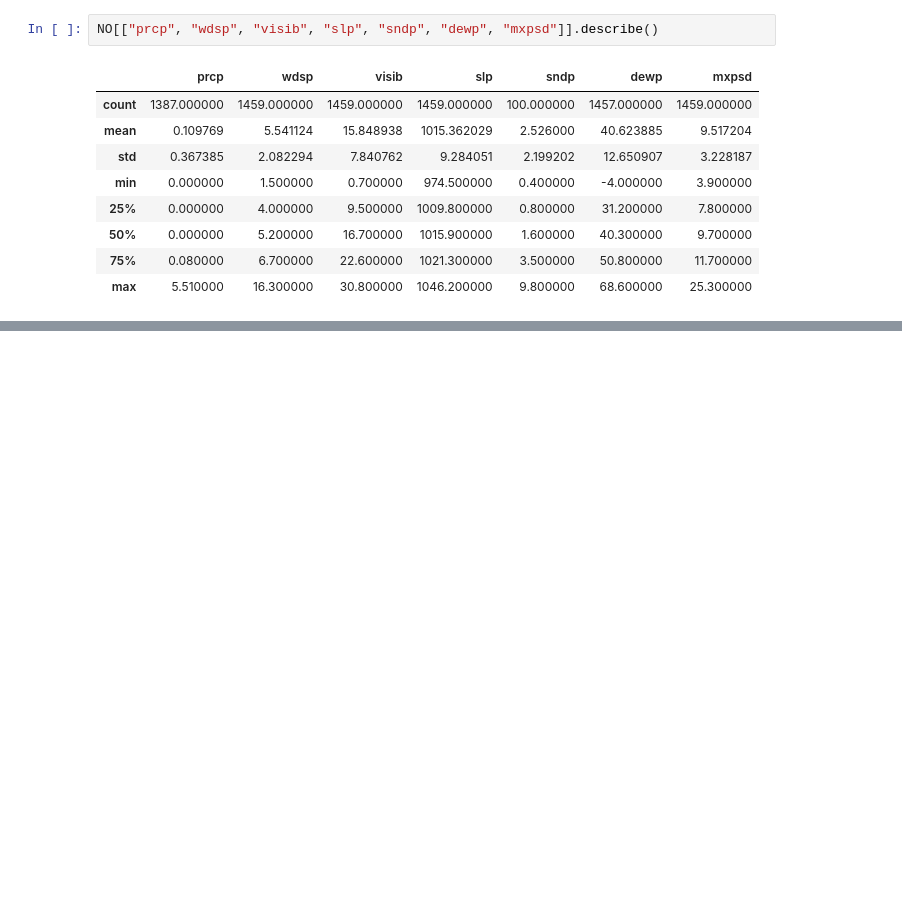
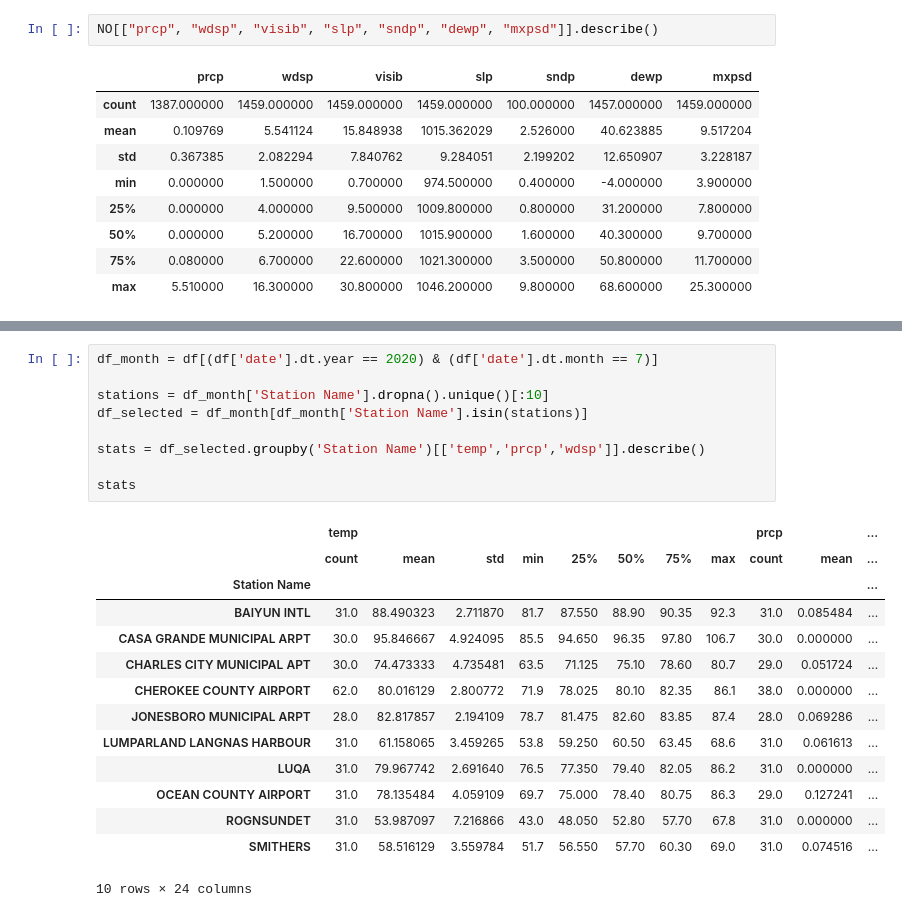
Before and after one commit to igoro00/pdzd, a Jupyter notebook: 2.ipynb, the cells around one changed output, grey strips where cells are left out. Cells and saved outputs as stored; diff of their text form; blank space fills up the shorter version.

```diff
--- a/2.ipynb
+++ b/2.ipynb
@@ -110,0 +190,24 @@ NO[["prcp", "wdsp", "visib", "slp", "sndp", "dewp", "mxpsd"]].describe()
+# %%
+df_month = df[(df['date'].dt.year == 2020) & (df['date'].dt.month == 7)]
+
+stations = df_month['Station Name'].dropna().unique()[:10]
+df_selected = df_month[df_month['Station Name'].isin(stations)]
+
+stats = df_selected.groupby('Station Name')[['temp','prcp','wdsp']].describe()
+
+stats
+# %% [output]
+|  | temp |  |  |  |  |  |  |  | prcp |  | ... |
+|  | count | mean | std | min | 25% | 50% | 75% | max | count | mean | ... |
+| Station Name |  |  |  |  |  |  |  |  |  |  | ... |
+| BAIYUN INTL | 31.0 | 88.490323 | 2.711870 | 81.7 | 87.550 | 88.90 | 90.35 | 92.3 | 31.0 | 0.085484 | ... |
+| CASA GRANDE MUNICIPAL ARPT | 30.0 | 95.846667 | 4.924095 | 85.5 | 94.650 | 96.35 | 97.80 | 106.7 | 30.0 | 0.000000 | ... |
+| CHARLES CITY MUNICIPAL APT | 30.0 | 74.473333 | 4.735481 | 63.5 | 71.125 | 75.10 | 78.60 | 80.7 | 29.0 | 0.051724 | ... |
+| CHEROKEE COUNTY AIRPORT | 62.0 | 80.016129 | 2.800772 | 71.9 | 78.025 | 80.10 | 82.35 | 86.1 | 38.0 | 0.000000 | ... |
+| JONESBORO MUNICIPAL ARPT | 28.0 | 82.817857 | 2.194109 | 78.7 | 81.475 | 82.60 | 83.85 | 87.4 | 28.0 | 0.069286 | ... |
+| LUMPARLAND LANGNAS HARBOUR | 31.0 | 61.158065 | 3.459265 | 53.8 | 59.250 | 60.50 | 63.45 | 68.6 | 31.0 | 0.061613 | ... |
+| LUQA | 31.0 | 79.967742 | 2.691640 | 76.5 | 77.350 | 79.40 | 82.05 | 86.2 | 31.0 | 0.000000 | ... |
+| OCEAN COUNTY AIRPORT | 31.0 | 78.135484 | 4.059109 | 69.7 | 75.000 | 78.40 | 80.75 | 86.3 | 29.0 | 0.127241 | ... |
+| ROGNSUNDET | 31.0 | 53.987097 | 7.216866 | 43.0 | 48.050 | 52.80 | 57.70 | 67.8 | 31.0 | 0.000000 | ... |
+| SMITHERS | 31.0 | 58.516129 | 3.559784 | 51.7 | 56.550 | 57.70 | 60.30 | 69.0 | 31.0 | 0.074516 | ... |
+10 rows × 24 columns
```
Also changed, not shown: parts of 12 cells of this notebook, 1 other file.
